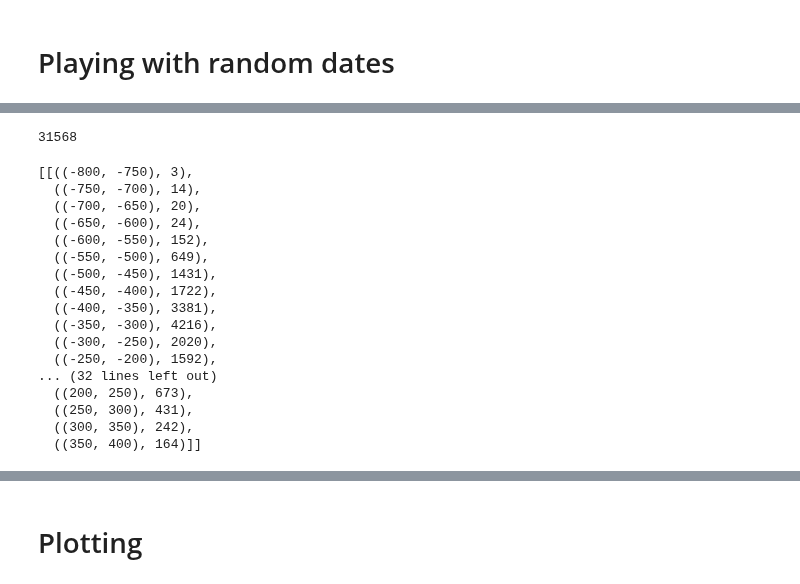
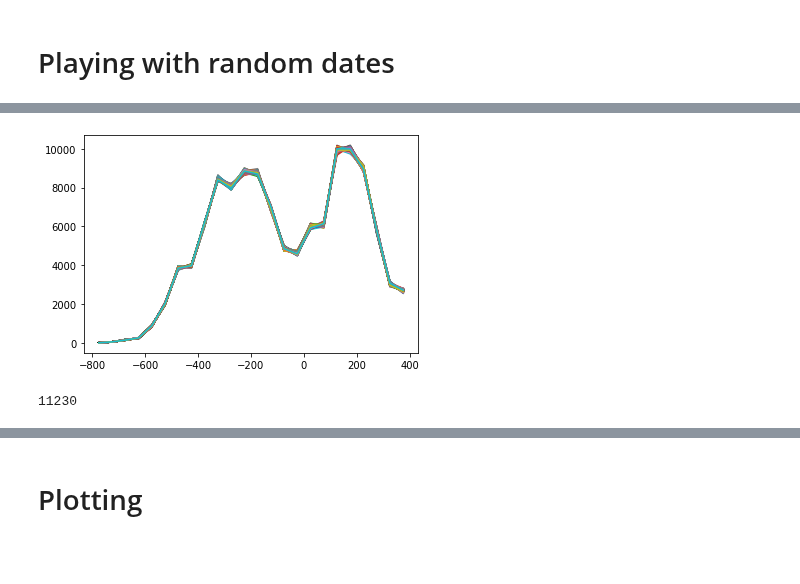
Before and after one commit to sdam-au/GI_ETL, a Jupyter notebook: scripts/1_4_MODELLING_DATES.ipynb, the cells around one changed output, grey strips where cells are left out. Drawn from its saved outputs; the diff is of its cells as text; code cells hidden in the pictures; blank space fills up the shorter version.

```diff
--- a/scripts/1_4_MODELLING_DATES.ipynb
+++ b/scripts/1_4_MODELLING_DATES.ipynb
@@ -103,29 +103,6 @@ Press Enter to overwrite it or choose different path and filename:
 Your <class 'str'> object has been succefully written as "https://sciencedata.dk/files/SDAM_root/SDAM_data/PHI/PHI_cleaned_dated_2020-06-29.json"
 # %% [markdown]
 # Playing with random dates
-# %%
-def get_simulation_variants(dataframe, column):
-  random_dates_list = dataframe[column].tolist()
-  simulations_list = []
-  random_size = len(random_dates_list[0])
-  for n in range(random_size):
-    simulation = [random_dates[n] for random_dates in random_dates_list if isinstance(random_dates, list)]
-    simulations_list.append(simulation)
-  return simulations_list
-
-
-def dates_per_block(list_of_dates):
-  dates_per_block = []
-  dates_array = np.array(list_of_dates)
-  for tup in time_blocks:
-     dates_per_block.append((tup, len(dates_array[(dates_array > tup[0]) & (dates_array < tup[1])])))
-  return dates_per_block
-
-def timeblocks_from_randoms(dataframe, column, min_max_step):
-  simulations_list = get_simulation_variants(dataframe, column)
-  sim_tup_lists = []
-  time_blocks =[(n, n+min_max_step[2]) for n in range(min_max_step[0], min_max_step[1], min_max_step[2])]
-  for sim_list in simulations_list:
-    sim_tup_list = dates_per_block(sim_list)
-    sim_tup_lists.append(sim_tup_list)
-  return sim_tup_lists
+# %%
+%%time
+PHI_complete_simulations = timeblocks_from_randoms(PHI, "random_dates", [-800, 400, 50])
@@ -132,7 +112,11 @@ def timeblocks_from_randoms(dataframe, column, min_max_step):
+# %%
+plot_timeblocks_data(PHI_complete_simulations)
+# %% [output]
+[figure, added]
 # %%
 # creating a subdataframe
-PHI_attica = PHI[PHI["tildeinfo"].str.contains("Att.", na=False)]
-len(PHI_attica)
+PHI_athens = PHI[PHI["tildeinfo"].str.contains("Athe", na=False)]
+len(PHI_athens)
 # %% [output]
-31568
+11230
 # %%
@@ -140,20 +123,0 @@ sim_att = timeblocks_from_randoms(PHI_attica, "random_dates", [-800, 400, 50])
-# %%
-sim_att[:2]
-# %% [output]
-[[((-800, -750), 3),
-  ((-750, -700), 14),
-  ((-700, -650), 20),
-  ((-650, -600), 24),
-  ((-600, -550), 152),
-  ((-550, -500), 649),
-  ((-500, -450), 1431),
-  ((-450, -400), 1722),
-  ((-400, -350), 3381),
-  ((-350, -300), 4216),
-  ((-300, -250), 2020),
-  ((-250, -200), 1592),
-... (32 lines left out)
-  ((200, 250), 673),
-  ((250, 300), 431),
-  ((300, 350), 242),
-  ((350, 400), 164)]]
```
Also changed, not shown: parts of 4 cells of this notebook.
